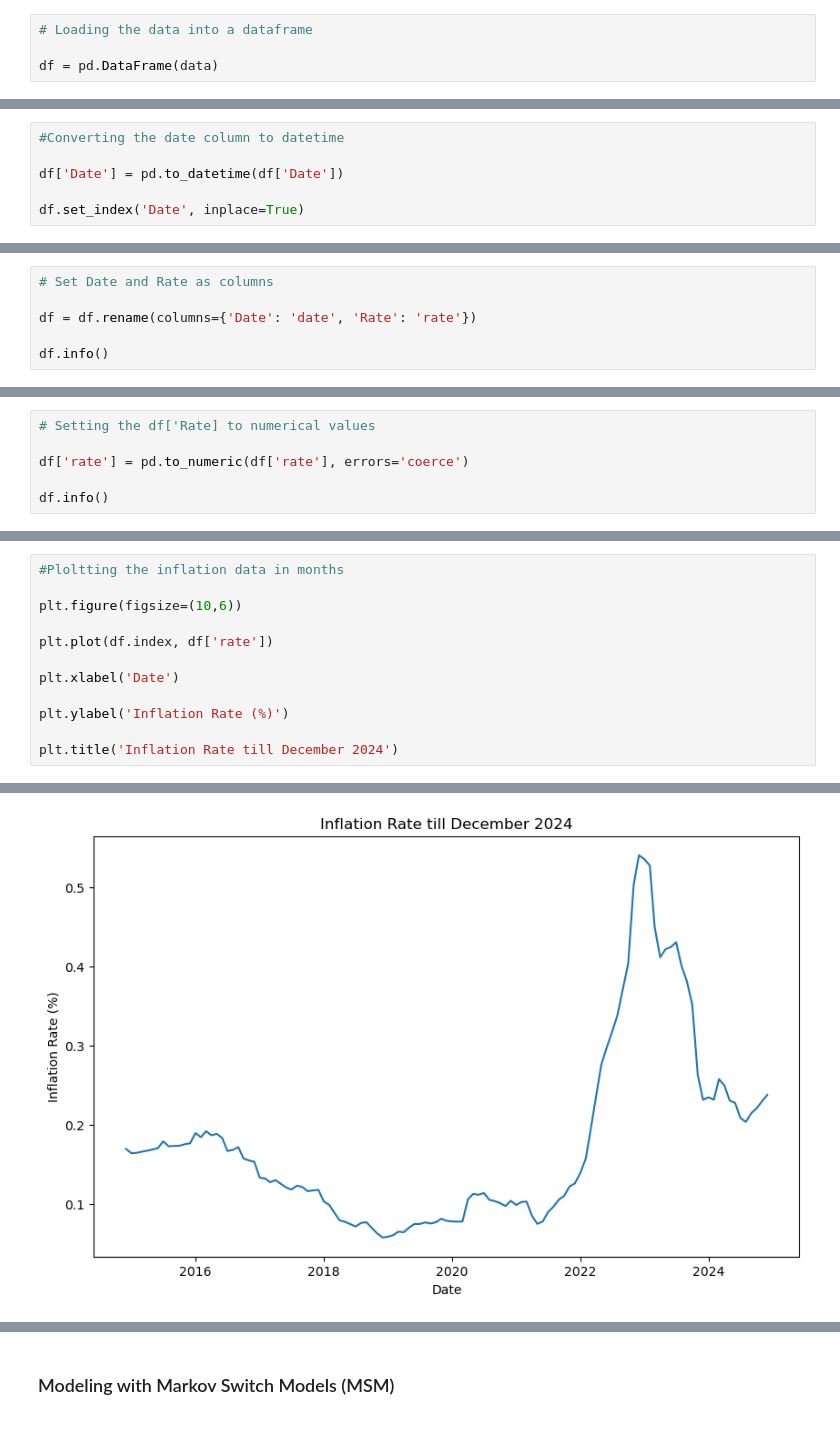
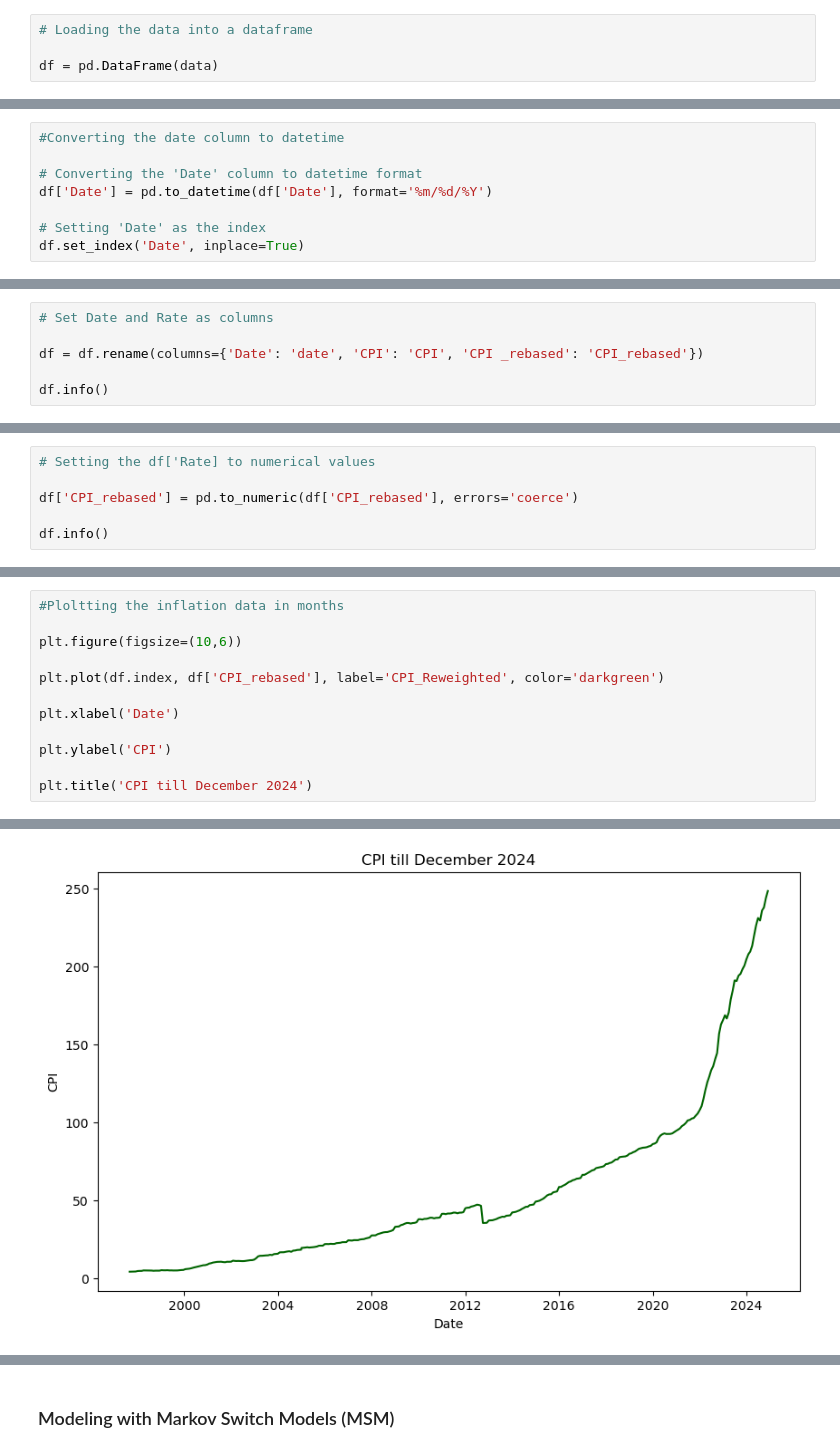
Before and after one commit to reflectormensah/Financial-Engineering-Data-Science, a Jupyter notebook: inflation_forecasting.ipynb, the cells around one changed output, grey strips where cells are left out. Saved outputs shown, nothing was run; the diff lists cells and outputs as text.

```diff
--- a/inflation_forecasting.ipynb
+++ b/inflation_forecasting.ipynb
@@ -74,6 +122,8 @@ Index(['Date', 'Rate'], dtype='object')
 # %%
 #Converting the date column to datetime
 
-df['Date'] = pd.to_datetime(df['Date'])
+# Converting the 'Date' column to datetime format
+df['Date'] = pd.to_datetime(df['Date'], format='%m/%d/%Y')
 
+# Setting 'Date' as the index
 df.set_index('Date', inplace=True)
@@ -90,6 +129,0 @@ df.head()
-# %%
-# Set Date and Rate as columns
-
-df = df.rename(columns={'Date': 'date', 'Rate': 'rate'})
-
-df.info()
@@ -114,0 +140,6 @@ df.tail()
+# %%
+# Set Date and Rate as columns
+
+df = df.rename(columns={'Date': 'date', 'CPI': 'CPI', 'CPI _rebased': 'CPI_rebased'})
+
+df.info()
@@ -115,7 +156,7 @@ df.tail()
 # %%
 # Setting the df['Rate] to numerical values
 
-df['rate'] = pd.to_numeric(df['rate'], errors='coerce')
+df['CPI_rebased'] = pd.to_numeric(df['CPI_rebased'], errors='coerce')
 
 df.info()
 # %% [output]
@@ -132,11 +174,11 @@ memory usage: 1.9 KB
 
 plt.figure(figsize=(10,6))
 
-plt.plot(df.index, df['rate'])
+plt.plot(df.index, df['CPI_rebased'], label='CPI_Reweighted', color='darkgreen')
 
 plt.xlabel('Date')
 
-plt.ylabel('Inflation Rate (%)')
+plt.ylabel('CPI')
 
-plt.title('Inflation Rate till December 2024')
+plt.title('CPI till December 2024')
 # %% [output]
@@ -144 +186 @@ Text(0.5, 1.0, 'Inflation Rate till December 2024')
-[figure, old version]
+[figure, new version]
```
Also changed, not shown: parts of 40 cells of this notebook.
